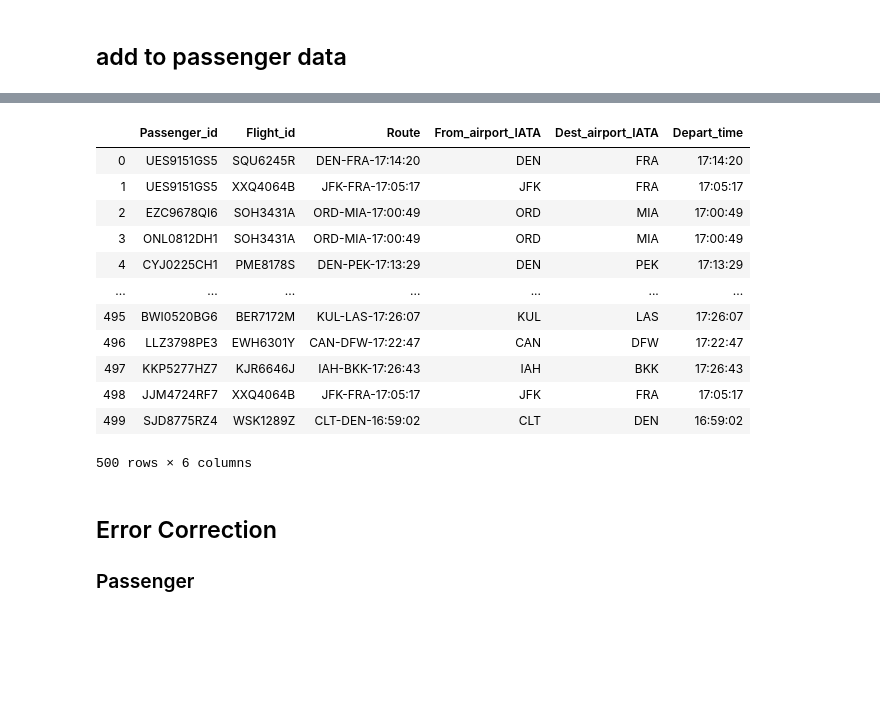
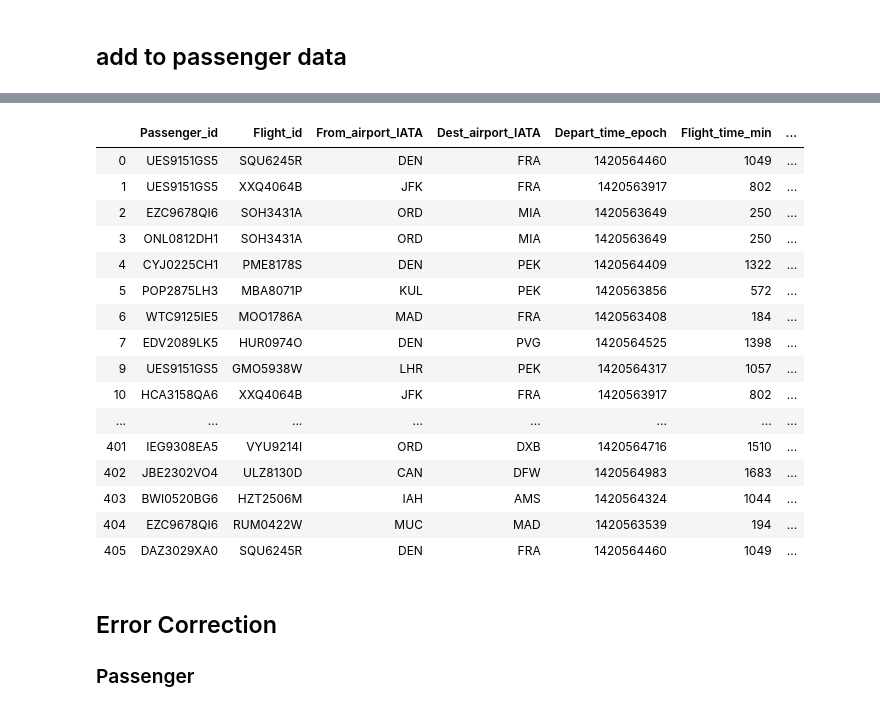
Before and after one commit to bloomfield-analysis/jk800839, a Jupyter notebook: CSMCC16 Flight Assignment JK800839.ipynb, the cells around one changed output, grey strips where cells are left out. Cells and saved outputs as stored; diff of their text form; code cells hidden in the pictures; blank space fills up the shorter version.

Commit message:
Passenger id error correction amends

```diff
--- a/CSMCC16 Flight Assignment JK800839.ipynb
+++ b/CSMCC16 Flight Assignment JK800839.ipynb
@@ -237,3 +278,23 @@ def correct_flight_errors(column1,column2):
                             , flight_id_route['Flight_id'][row]
                             , flight_id_route['Route'][row]])
     pass_data_route= pd.DataFrame(pass_data_route, columns=['Passenger_id','Flight_id','Route'])
+# %%
+pass_data
+# %% [output]
+|  | Passenger_id | Flight_id | From_airport_IATA | Dest_airport_IATA | Depart_time_epoch | Flight_time_min | ... |
+| 0 | UES9151GS5 | SQU6245R | DEN | FRA | 1420564460 | 1049 | ... |
+| 1 | UES9151GS5 | XXQ4064B | JFK | FRA | 1420563917 | 802 | ... |
+| 2 | EZC9678QI6 | SOH3431A | ORD | MIA | 1420563649 | 250 | ... |
+| 3 | ONL0812DH1 | SOH3431A | ORD | MIA | 1420563649 | 250 | ... |
+| 4 | CYJ0225CH1 | PME8178S | DEN | PEK | 1420564409 | 1322 | ... |
+| 5 | POP2875LH3 | MBA8071P | KUL | PEK | 1420563856 | 572 | ... |
+| 6 | WTC9125IE5 | MOO1786A | MAD | FRA | 1420563408 | 184 | ... |
+| 7 | EDV2089LK5 | HUR0974O | DEN | PVG | 1420564525 | 1398 | ... |
+| 9 | UES9151GS5 | GMO5938W | LHR | PEK | 1420564317 | 1057 | ... |
+| 10 | HCA3158QA6 | XXQ4064B | JFK | FRA | 1420563917 | 802 | ... |
+| ... | ... | ... | ... | ... | ... | ... | ... |
+| 401 | IEG9308EA5 | VYU9214I | ORD | DXB | 1420564716 | 1510 | ... |
+| 402 | JBE2302VO4 | ULZ8130D | CAN | DFW | 1420564983 | 1683 | ... |
+| 403 | BWI0520BG6 | HZT2506M | IAH | AMS | 1420564324 | 1044 | ... |
+| 404 | EZC9678QI6 | RUM0422W | MUC | MAD | 1420563539 | 194 | ... |
+| 405 | DAZ3029XA0 | SQU6245R | DEN | FRA | 1420564460 | 1049 | ... |
@@ -243,16 +317,0 @@ correct_flight_errors('Route','Flight_id')
-# %%
-pass_data_route
-# %% [output]
-|  | Passenger_id | Flight_id | Route | From_airport_IATA | Dest_airport_IATA | Depart_time |
-| 0 | UES9151GS5 | SQU6245R | DEN-FRA-17:14:20 | DEN | FRA | 17:14:20 |
-| 1 | UES9151GS5 | XXQ4064B | JFK-FRA-17:05:17 | JFK | FRA | 17:05:17 |
-| 2 | EZC9678QI6 | SOH3431A | ORD-MIA-17:00:49 | ORD | MIA | 17:00:49 |
-| 3 | ONL0812DH1 | SOH3431A | ORD-MIA-17:00:49 | ORD | MIA | 17:00:49 |
-| 4 | CYJ0225CH1 | PME8178S | DEN-PEK-17:13:29 | DEN | PEK | 17:13:29 |
-| ... | ... | ... | ... | ... | ... | ... |
-| 495 | BWI0520BG6 | BER7172M | KUL-LAS-17:26:07 | KUL | LAS | 17:26:07 |
-| 496 | LLZ3798PE3 | EWH6301Y | CAN-DFW-17:22:47 | CAN | DFW | 17:22:47 |
-| 497 | KKP5277HZ7 | KJR6646J | IAH-BKK-17:26:43 | IAH | BKK | 17:26:43 |
-| 498 | JJM4724RF7 | XXQ4064B | JFK-FRA-17:05:17 | JFK | FRA | 17:05:17 |
-| 499 | SJD8775RZ4 | WSK1289Z | CLT-DEN-16:59:02 | CLT | DEN | 16:59:02 |
-500 rows × 6 columns
```
Also changed, not shown: parts of 69 cells of this notebook.
